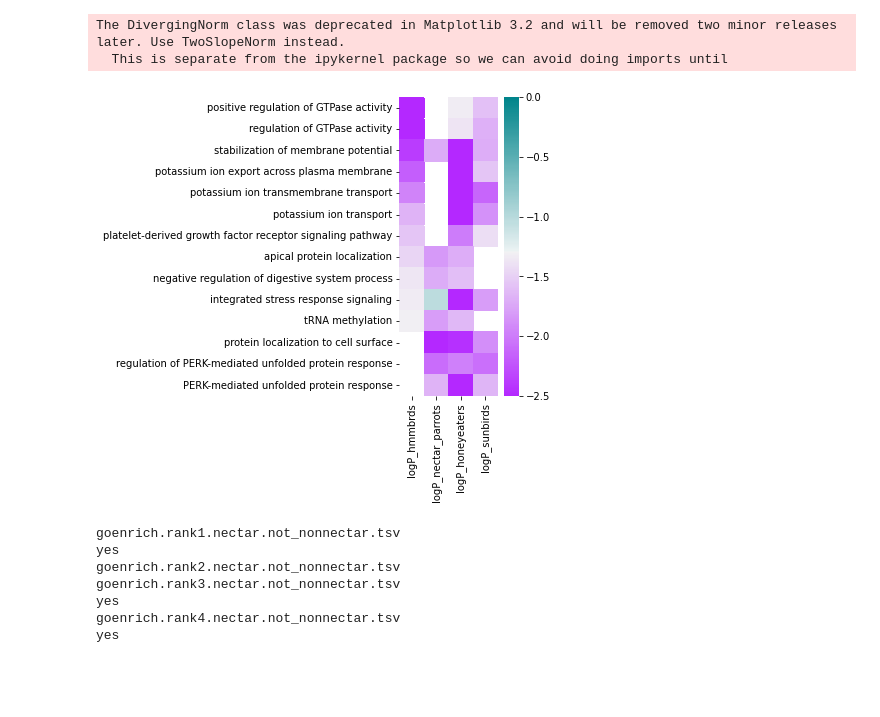
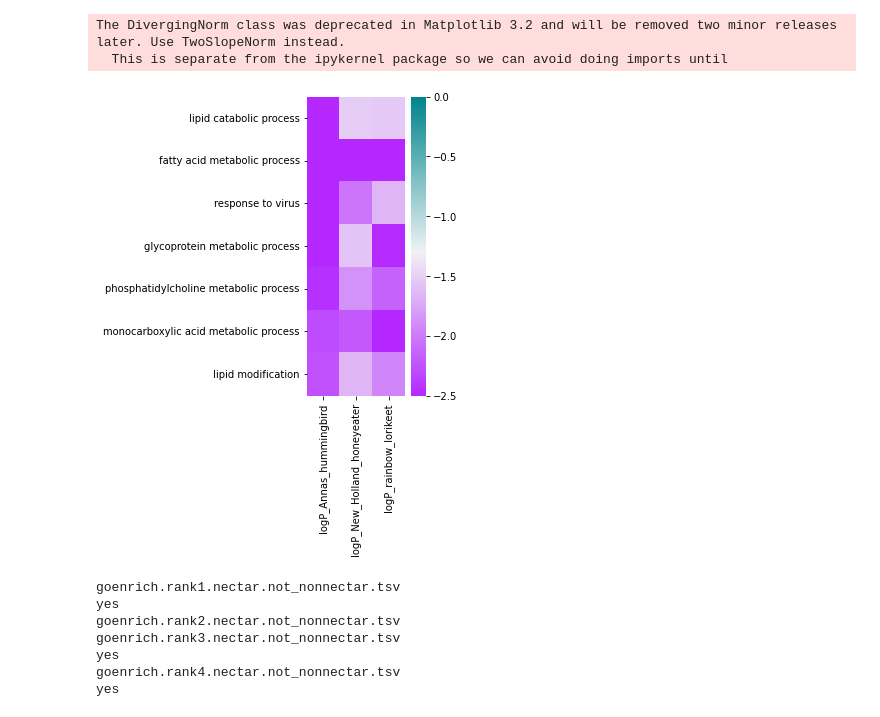
Before and after one commit to osipovarev/absrel, a Jupyter notebook: enrich_go_analysis.ipynb, the cells around one changed output. Drawn from its saved outputs; the diff is of its cells as text; code cells hidden in the pictures; blank space fills up the shorter version.

Commit message:
backed up changes from Tue Feb 13 20:48:39 EST 2024 in the project /Users/osipova/Documents/LabDocs/NectarivoryProject/absrel

```diff
--- a/enrich_go_analysis.ipynb
+++ b/enrich_go_analysis.ipynb
@@ -27,6 +27,23 @@ for clade in clades:
     file_data = glob(dir_path + file_name)[0]
     df = pd.read_csv(file_data, sep='\t')
     all_results[clade] = df
+# %%
+### Load data: RNAseq GO enrichemnts
+v = 'Intra_species_DESeq2_results'
+dir_path = '/Users/osipova/Documents/LabDocs/Bird_transcriptomics/Transcriptome_for_NectarGenomics/{}/ClusterProfiler/'.format(v)
+
+nectar_clades    = ['Annas_hummingbird', 'New_Holland_honeyeater', 'rainbow_lorikeet']
+nonnectar_clades = ['common_swift', 'zebra_finch', 'cockatiel']
+
+all_results = {}
+t = 'liver'
+
+clades = nectar_clades + nonnectar_clades
+for clade in clades:
+    file_name = 'goenrich.up_{}_genes_{}_not_*.tsv'.format(t, clade)
+    file_data = glob(dir_path + file_name)[0]
+    df = pd.read_csv(file_data, sep='\t')
+    all_results[clade] = df
 # %%
 ### Count in how many groups each GO is present
 
@@ -88,22 +98,27 @@ merged_df
 # %%
 ## purple color palette
 cmap_pval = sns.diverging_palette(285, 200, 100, as_cmap=True)
+
+## absrel
+vmin = -2.5
+## RANseq
+
 divnorm_pval = DivergingNorm(vmin=-2.5, vmax=0, vcenter=np.log10(0.051))
 
 pval_cols = [i for i in merged_df.columns if i.startswith('logP_')]
 df_pval = merged_df[pval_cols]
 
 fig, axes = plt.subplots(figsize=(2.2, 5.5))
 sns.heatmap(data=df_pval, cmap=cmap_pval, norm=divnorm_pval)
 
 
 # axes.set_xticklabels(df_pval['GO'])
 axes.set_ylabel('')
 fig.tight_layout()
 
 pdf_name = 'clusterProfiler.absrel_2024_results.4_lists.pdf'
 # plt.savefig(pdf_name, format='pdf', bbox_inches="tight")
 # %% [output]
 The DivergingNorm class was deprecated in Matplotlib 3.2 and will be removed two minor releases later. Use TwoSlopeNorm instead.
   This is separate from the ipykernel package so we can avoid doing imports until
-[figure, old version]
+[figure, new version]
```
Also changed, not shown: parts of 4 cells of this notebook, 3 other files.
